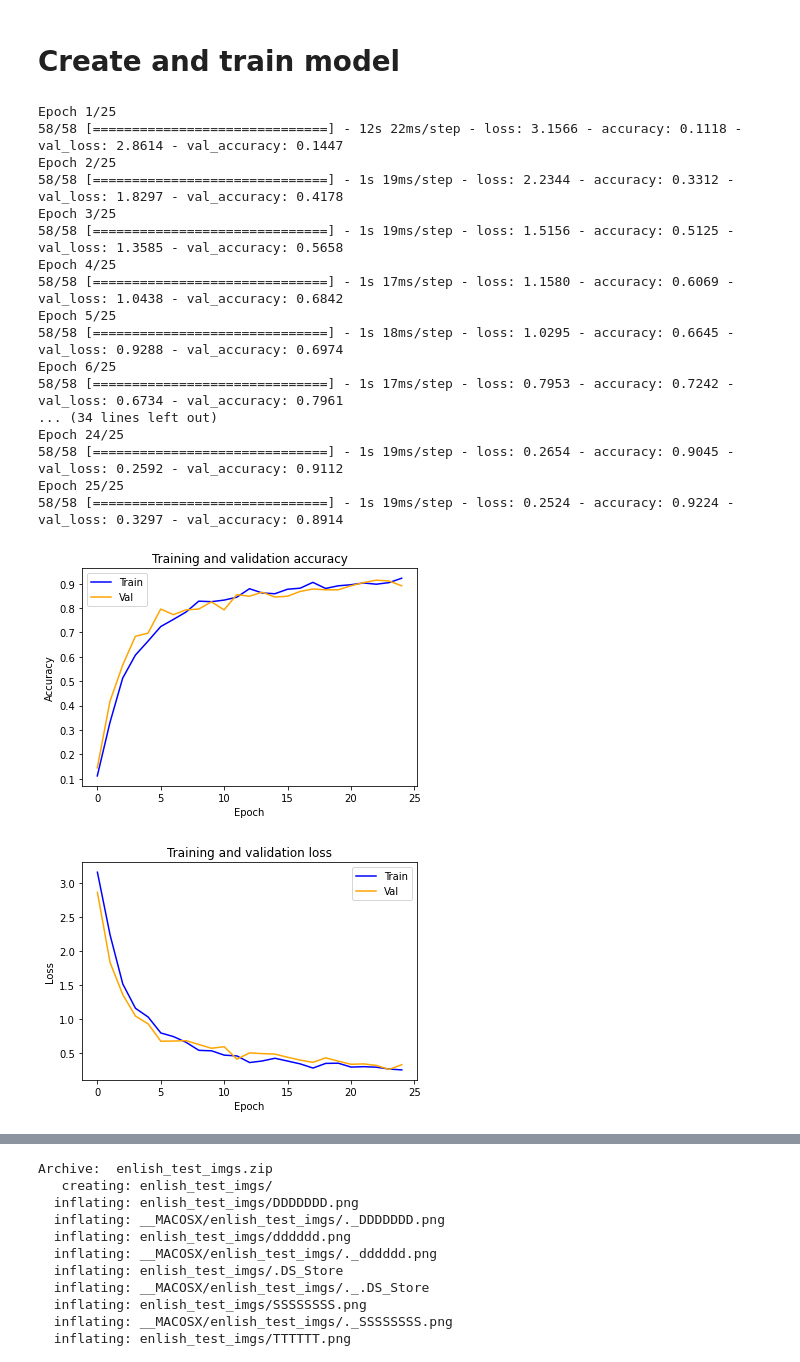
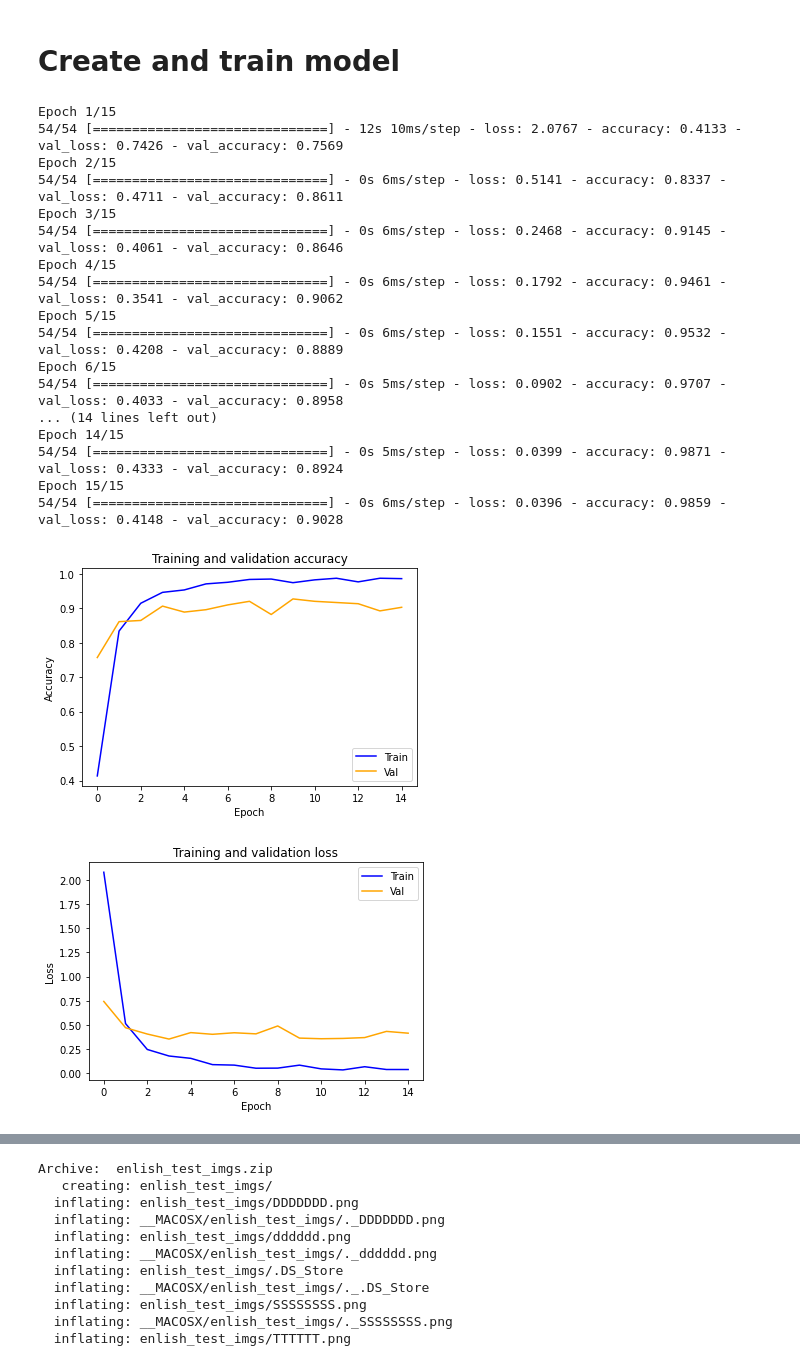
Before and after one commit to scottsoif/scriptureDigitization, a Jupyter notebook: Cairo_Geniza_Digitization_1.ipynb, the cells around one changed output, grey strips where cells are left out. Drawn from its saved outputs; the diff is of its cells as text; code cells hidden in the pictures.

```diff
--- a/Cairo_Geniza_Digitization_1.ipynb
+++ b/Cairo_Geniza_Digitization_1.ipynb
@@ -64,4 +67,4 @@ def csv_to_data_and_label(filename):
 
     return labels, imgs
 
-labels, imgs = csv_to_data_and_label('archive/A_Z Handwritten Data.csv')
+# labels, imgs = csv_to_data_and_label('archive/A_Z Handwritten Data.csv')
@@ -222,7 +224,7 @@ model.compile(optimizer='adam',
 
 
 # history = model.fit(train_ds, validation_data=(test_imgs, test_labels), epochs=10)
-history = model.fit(train_generator, validation_data=test_generator, epochs=25,
+history = model.fit(train_generator, validation_data=test_generator, epochs=15,
           steps_per_epoch=train_generator.n//train_generator.batch_size,
           validation_steps=test_generator.n//test_generator.batch_size)
 # A plotting function you can reuse
@@ -240,50 +242,52 @@ def plot(history, save=True):
 
   fig1 = plt.figure()
   plt.title('Training and validation accuracy')
   plt.plot(epochs, acc, color='blue', label='Train')
   plt.plot(epochs, val_acc, color='orange', label='Val')
   plt.xlabel('Epoch')
   plt.ylabel('Accuracy')
   plt.legend()
 
   fig2 = plt.figure()
   plt.title('Training and validation loss')
   plt.plot(epochs, loss, color='blue', label='Train')
   plt.plot(epochs, val_loss, color='orange', label='Val')
   plt.xlabel('Epoch')
   plt.ylabel('Loss')
   plt.legend()
 
   if save:
     timestamp = datetime.now().strftime('%Y%m%d_%I.%M.%S %p')
     fig1.savefig(f'acc_graph_{timestamp}.png')
     fig2.savefig(f'loss_graph_{timestamp}.png')
 
 
-  model.save("/content/ocr_model_english.h5")
+  # model.save("/content/ocr_model_english.h5")
+  model.save("/content/ocr_model_hebrew.h5")
+
 
 
 
 plot(history)
 from google.colab import files
 # files.download("/content/ocr_model_english.h5")
 # %% [output]
-Epoch 1/25
-58/58 [==============================] - 12s 22ms/step - loss: 3.1566 - accuracy: 0.1118 - val_loss: 2.8614 - val_accuracy: 0.1447
-Epoch 2/25
-58/58 [==============================] - 1s 19ms/step - loss: 2.2344 - accuracy: 0.3312 - val_loss: 1.8297 - val_accuracy: 0.4178
-Epoch 3/25
-58/58 [==============================] - 1s 19ms/step - loss: 1.5156 - accuracy: 0.5125 - val_loss: 1.3585 - val_accuracy: 0.5658
-Epoch 4/25
-58/58 [==============================] - 1s 17ms/step - loss: 1.1580 - accuracy: 0.6069 - val_loss: 1.0438 - val_accuracy: 0.6842
-Epoch 5/25
-58/58 [==============================] - 1s 18ms/step - loss: 1.0295 - accuracy: 0.6645 - val_loss: 0.9288 - val_accuracy: 0.6974
-Epoch 6/25
-58/58 [==============================] - 1s 17ms/step - loss: 0.7953 - accuracy: 0.7242 - val_loss: 0.6734 - val_accuracy: 0.7961
-... (34 lines left out)
-Epoch 24/25
-58/58 [==============================] - 1s 19ms/step - loss: 0.2654 - accuracy: 0.9045 - val_loss: 0.2592 - val_accuracy: 0.9112
-Epoch 25/25
-58/58 [==============================] - 1s 19ms/step - loss: 0.2524 - accuracy: 0.9224 - val_loss: 0.3297 - val_accuracy: 0.8914
+Epoch 1/15
+54/54 [==============================] - 12s 10ms/step - loss: 2.0767 - accuracy: 0.4133 - val_loss: 0.7426 - val_accuracy: 0.7569
+Epoch 2/15
+54/54 [==============================] - 0s 6ms/step - loss: 0.5141 - accuracy: 0.8337 - val_loss: 0.4711 - val_accuracy: 0.8611
+Epoch 3/15
+54/54 [==============================] - 0s 6ms/step - loss: 0.2468 - accuracy: 0.9145 - val_loss: 0.4061 - val_accuracy: 0.8646
+Epoch 4/15
+54/54 [==============================] - 0s 6ms/step - loss: 0.1792 - accuracy: 0.9461 - val_loss: 0.3541 - val_accuracy: 0.9062
+Epoch 5/15
+54/54 [==============================] - 0s 6ms/step - loss: 0.1551 - accuracy: 0.9532 - val_loss: 0.4208 - val_accuracy: 0.8889
+Epoch 6/15
+54/54 [==============================] - 0s 5ms/step - loss: 0.0902 - accuracy: 0.9707 - val_loss: 0.4033 - val_accuracy: 0.8958
+... (14 lines left out)
+Epoch 14/15
+54/54 [==============================] - 0s 5ms/step - loss: 0.0399 - accuracy: 0.9871 - val_loss: 0.4333 - val_accuracy: 0.8924
+Epoch 15/15
+54/54 [==============================] - 0s 6ms/step - loss: 0.0396 - accuracy: 0.9859 - val_loss: 0.4148 - val_accuracy: 0.9028
-[figure, old version]
+[figure, new version]
-[figure, old version]
+[figure, new version]
```
Also changed, not shown: parts of 19 cells of this notebook, 1 other file.
